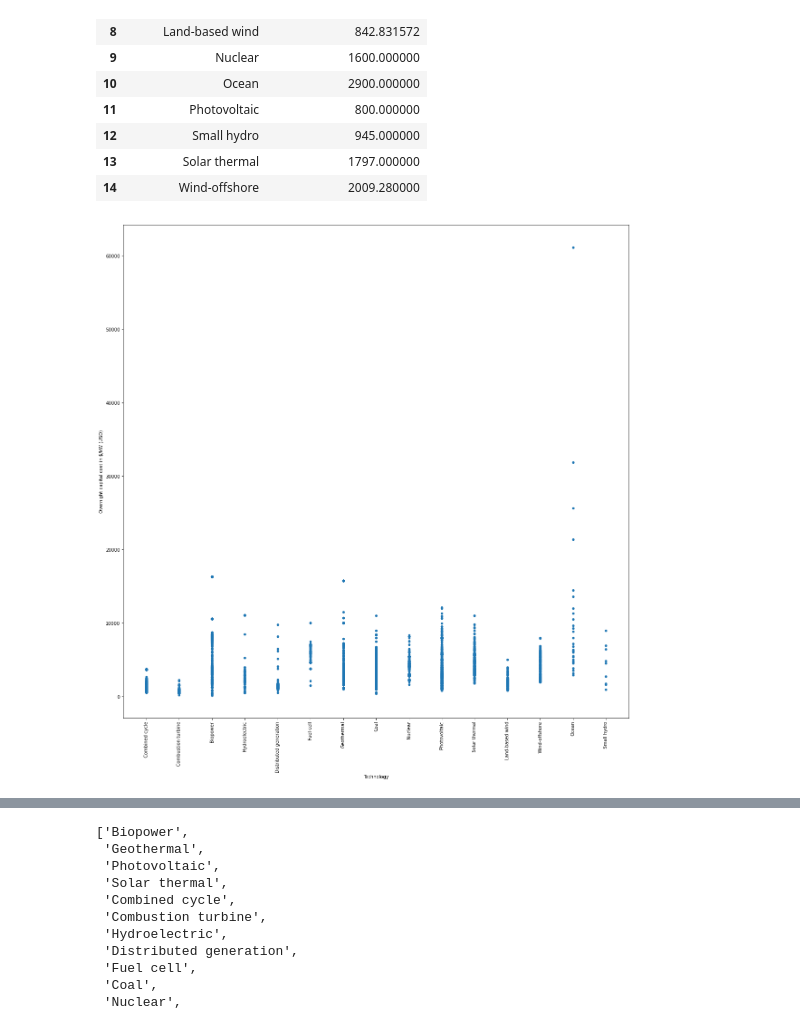
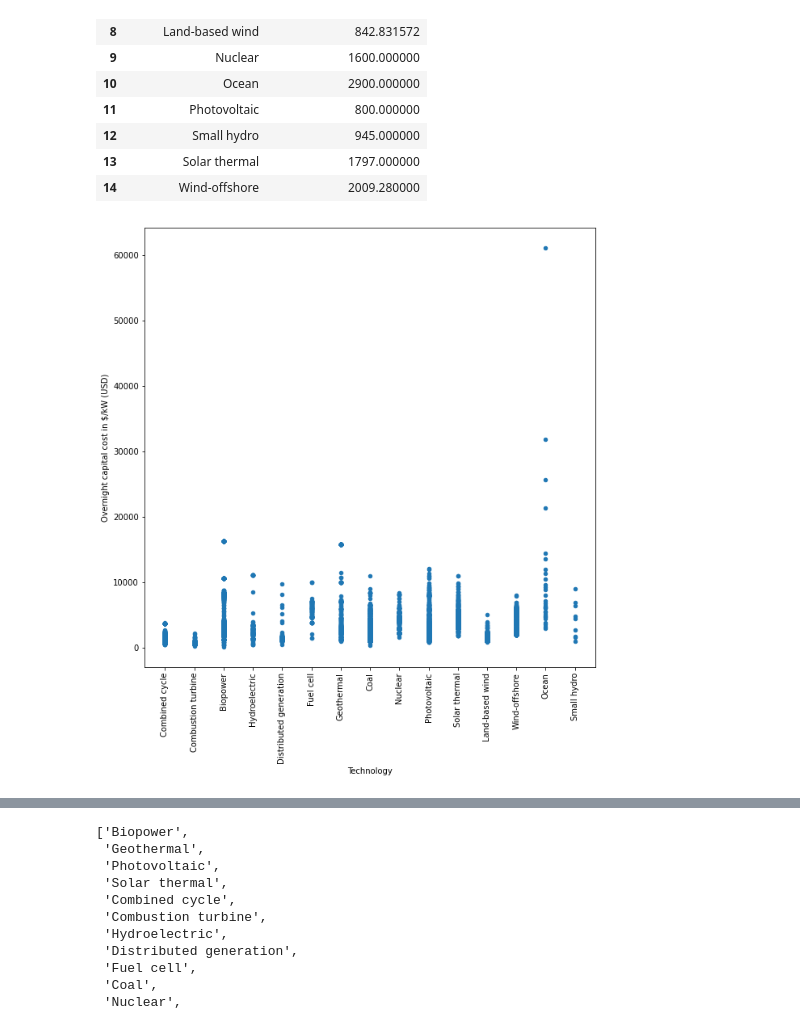
Before and after one commit to CFD-UTSA/EnergyGeneration, a Jupyter notebook: Final_Project_Draft.ipynb, the cells around one changed output, grey strips where cells are left out. Drawn from its saved outputs; the diff is of its cells as text; code cells hidden in the pictures.

```diff
--- a/Final_Project_Draft.ipynb
+++ b/Final_Project_Draft.ipynb
@@ -248,11 +268,11 @@ OCC.groupby('Technology',as_index=False)['OnghtCptlCostDolPerKw'].min()
 # %%
 # Scatter Plot
 #colors = {'Biopower':'green', 'Hydroelectric':'green','Geothermal':'green','Photovoltaic':'green','Solar thermal':'green', 'Land-based wind':'green','Small hydro':'green','Ocean':'green', 'Wind-offshore':'green'}
-occsct = OCC.plot.scatter(x='Technology',y='OnghtCptlCostDolPerKw', figsize=(20,20))
+occsct = OCC.plot.scatter(x='Technology',y='OnghtCptlCostDolPerKw', figsize=(10,10))
 occsct.set_xlabel("Technology")
 occsct.set_ylabel("Overnight capital cost in $/kW" + " (" + "USD" + ")")
 plt.xticks(rotation=90);
 # %% [output]
-[figure, old version]
+[figure, new version]
 # %%
 # Box and Whiskeer plot to see the outliers
```
Also changed, not shown: parts of 19 cells of this notebook.
